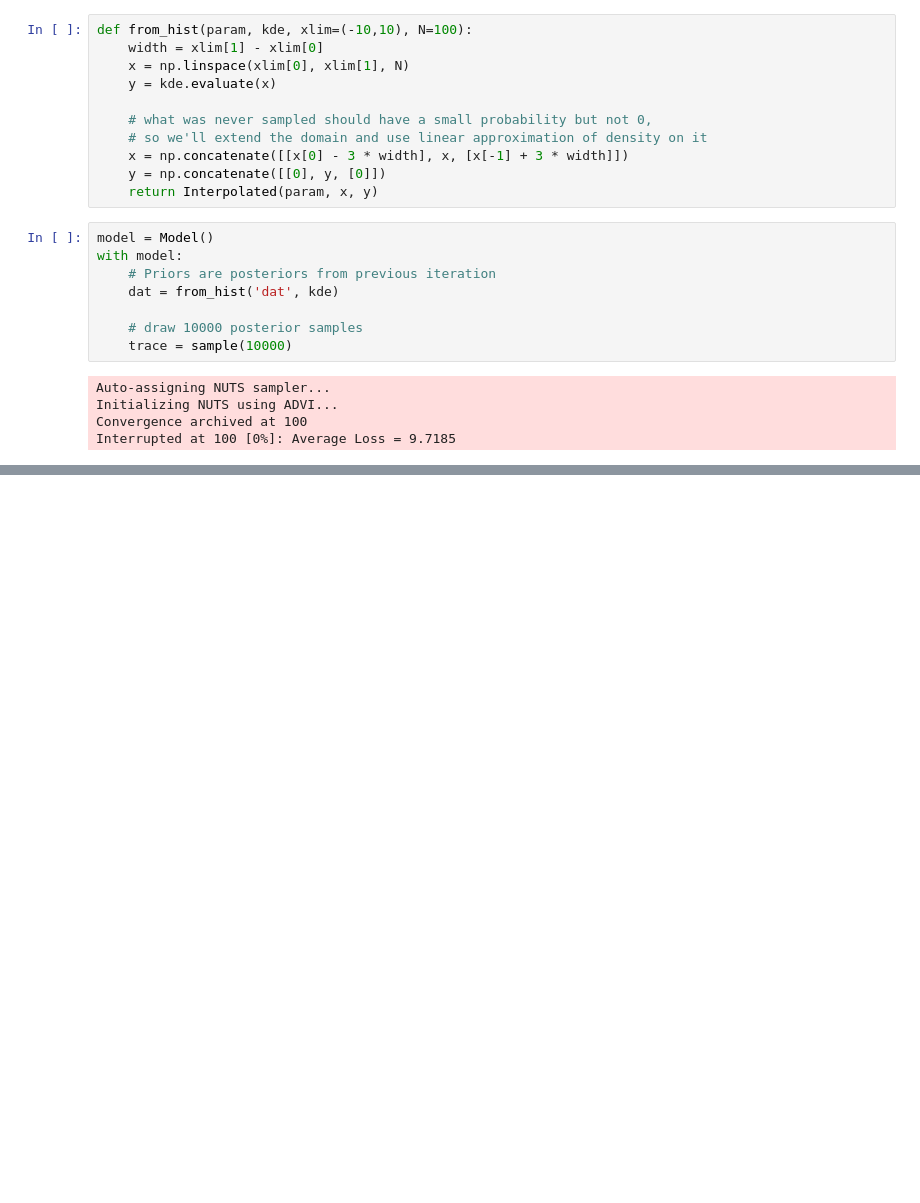
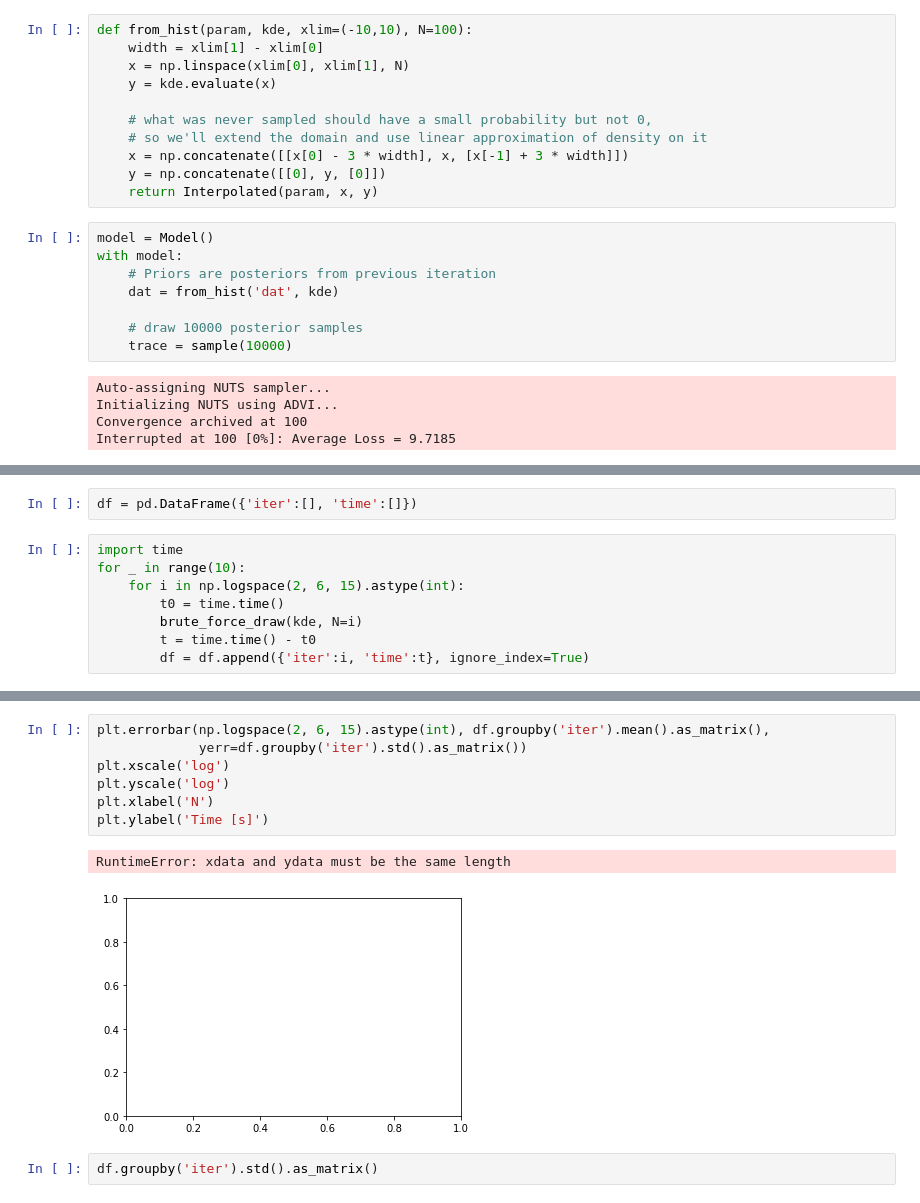
Before and after one commit to balarsen/pymc_learning, a Jupyter notebook: Distributions/Draw from arb.ipynb, the cells around one changed output, grey strips where cells are left out. Cells and saved outputs as stored; diff of their text form; blank space fills up the shorter version.

```diff
--- a/Distributions/Draw from arb.ipynb
+++ b/Distributions/Draw from arb.ipynb
@@ -134,0 +139,10 @@ plt.hist(trace['dat'], 25, normed=True, color='g');
+# %%
+df = pd.DataFrame({'iter':[], 'time':[]})
+# %%
+import time
+for _ in range(10):
+    for i in np.logspace(2, 6, 15).astype(int):
+        t0 = time.time()
+        brute_force_draw(kde, N=i)
+        t = time.time() - t0
+        df = df.append({'iter':i, 'time':t}, ignore_index=True)
@@ -134,0 +179,12 @@ plt.hist(trace['dat'], 25, normed=True, color='g');
+# %%
+plt.errorbar(np.logspace(2, 6, 15).astype(int), df.groupby('iter').mean().as_matrix(),
+             yerr=df.groupby('iter').std().as_matrix())
+plt.xscale('log')
+plt.yscale('log')
+plt.xlabel('N')
+plt.ylabel('Time [s]')
+# %% [output]
+RuntimeError: xdata and ydata must be the same length
+[figure, added]
+# %%
+df.groupby('iter').std().as_matrix()
```
Also changed, not shown: parts of 9 cells of this notebook, 1 other file.
